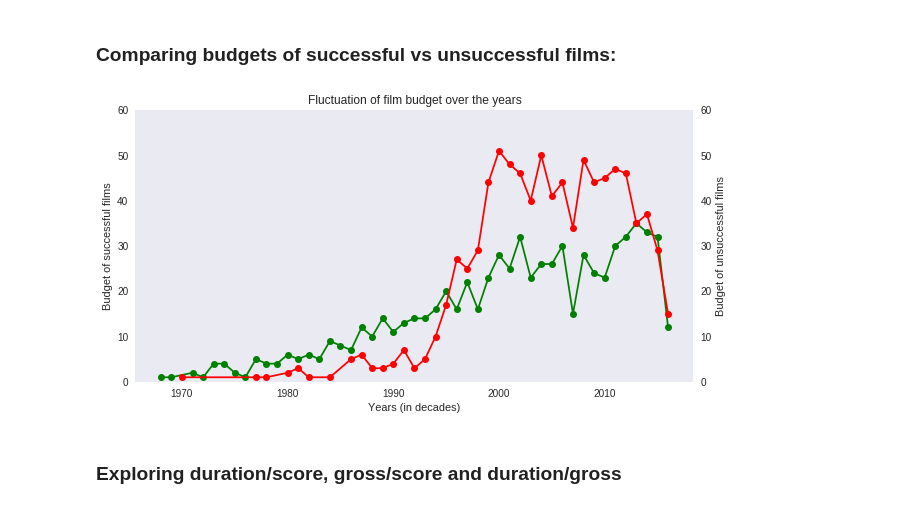
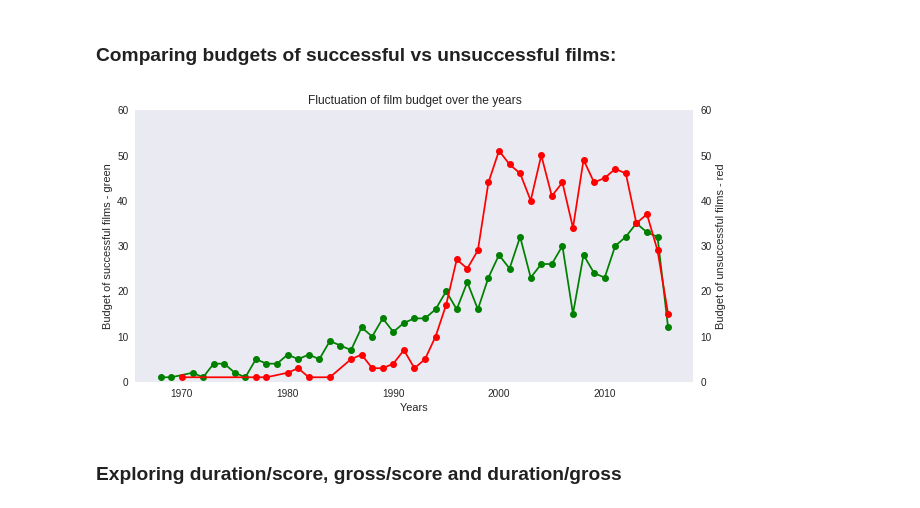
Before and after one commit to myroslavarm/MovieAnalysis, a Jupyter notebook: movieanalysis.ipynb, the cells around one changed output. Saved outputs shown, nothing was run; the diff lists cells and outputs as text; code cells hidden in the pictures.

```diff
--- a/movieanalysis.ipynb
+++ b/movieanalysis.ipynb
@@ -388,25 +402,25 @@ unsuccessful.budget.unique().max()
 # %%
 bdgt_analysis_s = successful[['budget', 'title_year']].groupby('title_year')
 fig, ax1 = plt.subplots(figsize=(10,5))
 ax1.plot(bdgt_analysis_s.title_year.first(), bdgt_analysis_s.budget.nunique(), "g-o")
 ax1.grid(None)
 ax1.set_ylim(0,60)
 
 bdgt_analysis_u = unsuccessful[['budget', 'title_year']].groupby('title_year')
 ax2 = ax1.twinx()
 ax2.plot(bdgt_analysis_u.title_year.first(), bdgt_analysis_u.budget.count(), "r-o")
 ax2.grid(None)
 ax2.set_ylim(0,60)
 
 
 # green - successful, red - unsuccessful
 
-ax1.set_xlabel('Years (in decades)')
-ax1.set_ylabel('Budget of successful films'); ax2.set_ylabel('Budget of unsuccessful films')
+ax1.set_xlabel('Years')
+ax1.set_ylabel('Budget of successful films - green'); ax2.set_ylabel('Budget of unsuccessful films - red')
 plt.title('Fluctuation of film budget over the years')
 plt.show()
 # %% [output]
-[figure, old version]
+[figure, new version]
 # %% [markdown]
 ### Exploring duration/score, gross/score and duration/gross
 # %%
```
Also changed, not shown: parts of 19 cells of this notebook.
